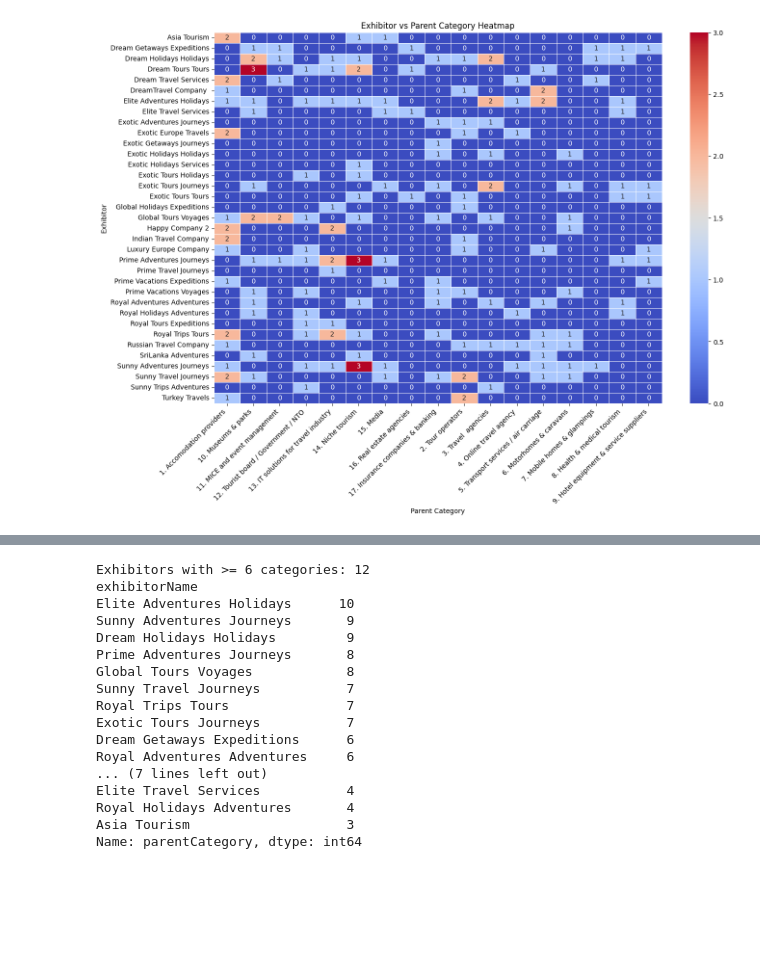
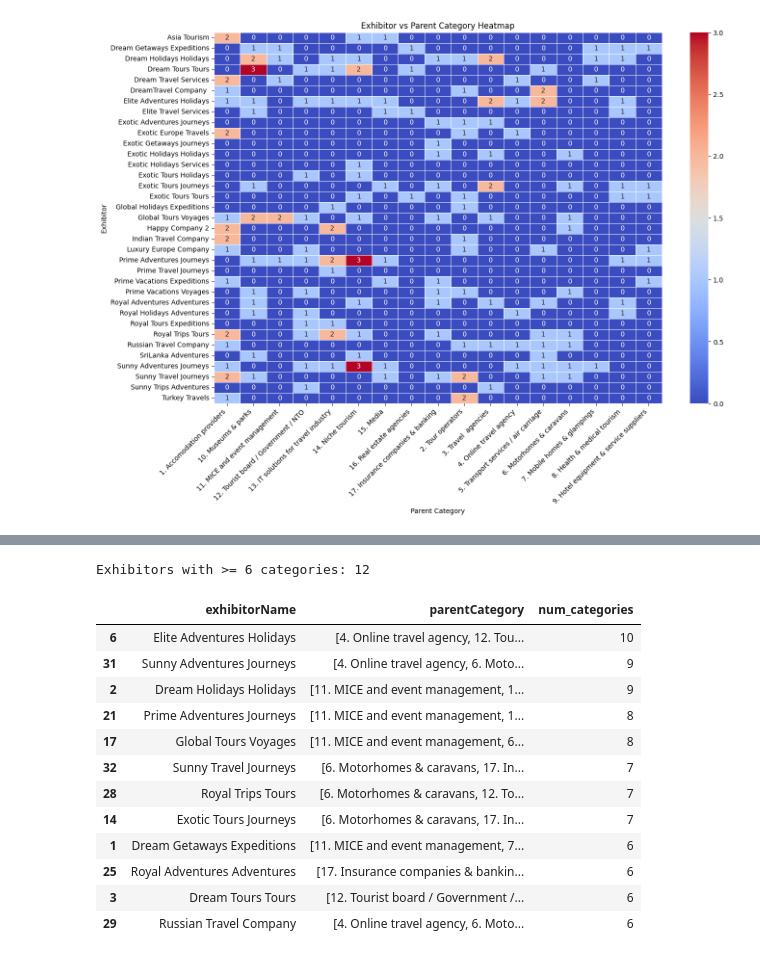
Before and after one commit to tasheer10/ITE-data-sciene-assignment, a Jupyter notebook: code/exhibitors_profile_analysis.ipynb, the cells around one changed output, grey strips where cells are left out. Cells and saved outputs as stored; diff of their text form; code cells hidden in the pictures; blank space fills up the shorter version.

```diff
--- a/code/exhibitors_profile_analysis.ipynb
+++ b/code/exhibitors_profile_analysis.ipynb
@@ -153,22 +165,22 @@ Name: parentCategory, dtype: float64
 # %%
 # Identify exhibitors selecting a large number of categories (potential issue for recommendations)
-print(f"\nExhibitors with >= 6 categories: {len(categories_per_exhibitor[categories_per_exhibitor >= 6])}")
-print(categories_per_exhibitor.head(20)) # Show exhibitors with the most categories
+# Filter exhibitors with >= 6 categories (75th percentile)
+exhibitors_with_many_categories = categories_per_exhibitor[categories_per_exhibitor['num_categories'] >= 6]
+print(f"\nExhibitors with >= 6 categories: {len(exhibitors_with_many_categories)}")
+# Display top exhibitors sorted by number of categories
+exhibitors_with_many_categories
 # %% [output]
 Exhibitors with >= 6 categories: 12
-exhibitorName
-Elite Adventures Holidays      10
-Sunny Adventures Journeys       9
-Dream Holidays Holidays         9
-Prime Adventures Journeys       8
-Global Tours Voyages            8
-Sunny Travel Journeys           7
-Royal Trips Tours               7
-Exotic Tours Journeys           7
-Dream Getaways Expeditions      6
-Royal Adventures Adventures     6
-... (7 lines left out)
-Elite Travel Services           4
-Royal Holidays Adventures       4
-Asia Tourism                    3
-Name: parentCategory, dtype: int64
+|  | exhibitorName | parentCategory | num_categories |
+| 6 | Elite Adventures Holidays | [4. Online travel agency, 12. Tou... | 10 |
+| 31 | Sunny Adventures Journeys | [4. Online travel agency, 6. Moto... | 9 |
+| 2 | Dream Holidays Holidays | [11. MICE and event management, 1... | 9 |
+| 21 | Prime Adventures Journeys | [11. MICE and event management, 1... | 8 |
+| 17 | Global Tours Voyages | [11. MICE and event management, 6... | 8 |
+| 32 | Sunny Travel Journeys | [6. Motorhomes & caravans, 17. In... | 7 |
+| 28 | Royal Trips Tours | [6. Motorhomes & caravans, 12. To... | 7 |
+| 14 | Exotic Tours Journeys | [6. Motorhomes & caravans, 17. In... | 7 |
+| 1 | Dream Getaways Expeditions | [11. MICE and event management, 7... | 6 |
+| 25 | Royal Adventures Adventures | [17. Insurance companies & bankin... | 6 |
+| 3 | Dream Tours Tours | [12. Tourist board / Government /... | 6 |
+| 29 | Russian Travel Company | [4. Online travel agency, 6. Moto... | 6 |
```
Also changed, not shown: parts of 1 cell of this notebook.
